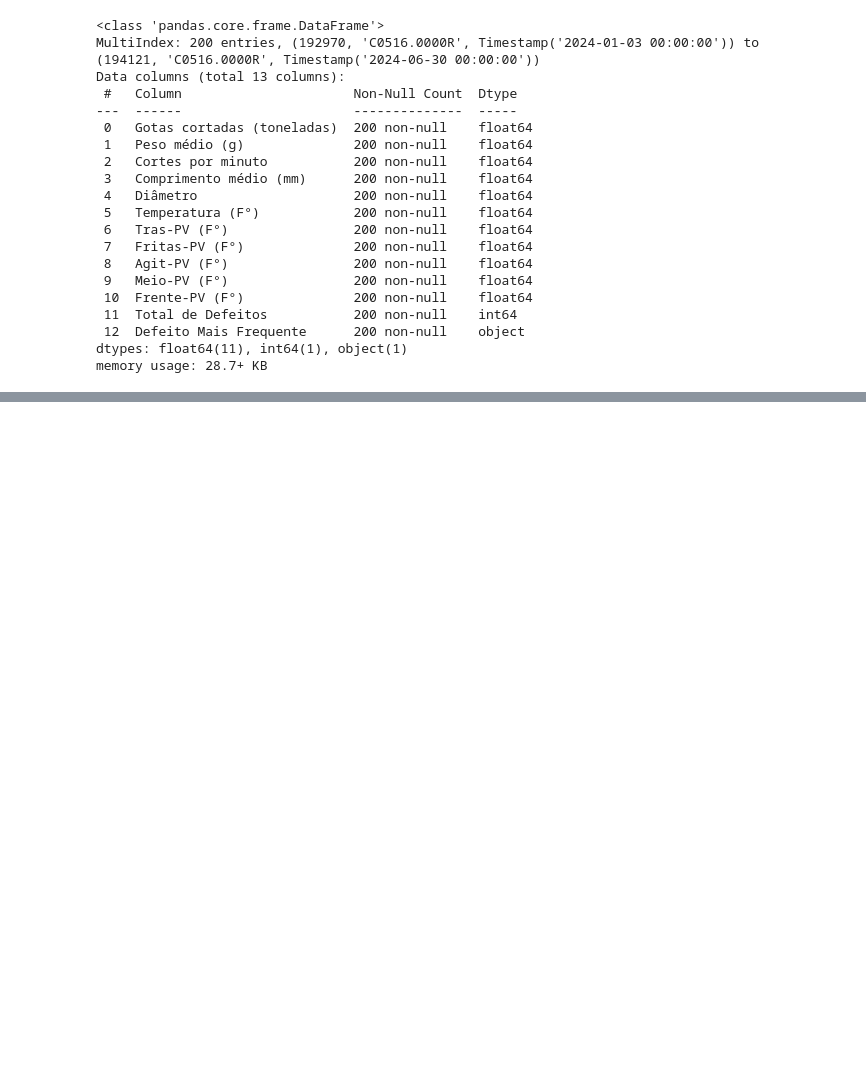
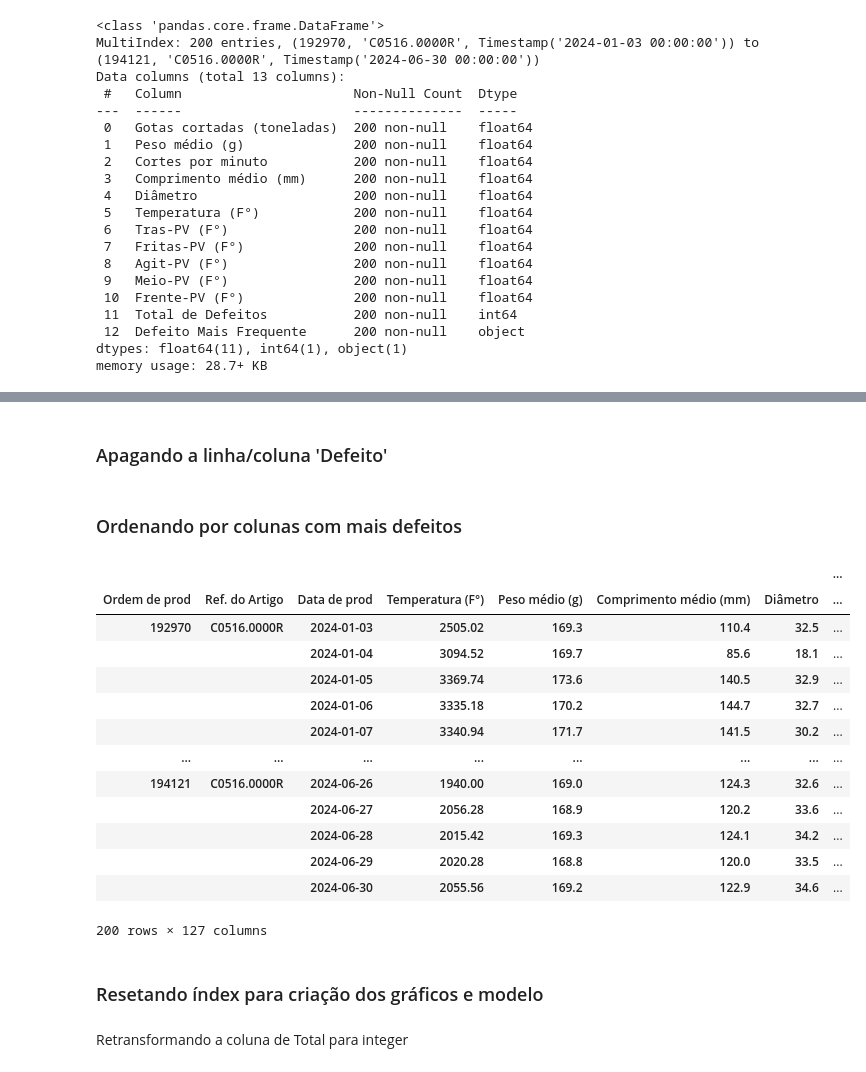
Before and after one commit to lucasz-g/Analise-Gotas, a Jupyter notebook: analises/analise_defeitos.ipynb, the cells around one changed output, grey strips where cells are left out. Cells and saved outputs as stored; diff of their text form; code cells hidden in the pictures; blank space fills up the shorter version.

```diff
--- a/analises/analise_defeitos.ipynb
+++ b/analises/analise_defeitos.ipynb
@@ -325,0 +457,6 @@ df_combinado
+# %%
+colunas_indice = ['Ordem de prod', 'Ref. do Artigo', 'Data de prod', 'Total de Defeitos no Dia', 'Defeito Mais Frequente do Dia', 'Temperatura (F°)', 'Peso médio (g)', 'Comprimento médio (mm)', 'Diâmetro', 'Defeito']
+
+df_combinado_defeitos_medidas = df_combinado_defeitos_medidas.drop(columns=['Gotas cortadas (toneladas)', 'Cortes por minuto', 'Tras-PV (F°)', 'Fritas-PV (F°)', 'Agit-PV (F°)', 'Meio-PV (F°)', 'Frente-PV (F°)'])
+
+df_combinado_defeitos_medidas = df_combinado_defeitos_medidas.set_index(colunas_indice)
@@ -325,0 +486,39 @@ df_combinado
+# %%
+df_defeitos_medidas_geral = df_combinado_defeitos_medidas.pivot_table(
+    values='Quantidade',
+    index=['Ordem de prod', 'Ref. do Artigo', 'Data de prod', 'Temperatura (F°)', 'Peso médio (g)',
+           'Comprimento médio (mm)', 'Diâmetro', 'Total de Defeitos no Dia', 'Defeito Mais Frequente do Dia'],
+    columns='Defeito',
+    aggfunc='sum',
+    fill_value=0
+)
+# %% [markdown]
+### Apagando a linha/coluna 'Defeito'
+# %%
+df_defeitos_medidas_geral.columns.name = None
+# %% [markdown]
+### Ordenando por colunas com mais defeitos
+# %%
+colunas_ordered = df_defeitos_medidas_geral.sum(axis=0).sort_values(ascending=False).index
+df_defeitos_medidas_geral = df_defeitos_medidas_geral[colunas_ordered]
+# %%
+df_defeitos_medidas_geral
+# %% [output]
+|  |  |  |  |  |  |  | ... |
+| Ordem de prod | Ref. do Artigo | Data de prod | Temperatura (F°) | Peso médio (g) | Comprimento médio (mm) | Diâmetro | ... |
+| 192970 | C0516.0000R | 2024-01-03 | 2505.02 | 169.3 | 110.4 | 32.5 | ... |
+|  |  | 2024-01-04 | 3094.52 | 169.7 | 85.6 | 18.1 | ... |
+|  |  | 2024-01-05 | 3369.74 | 173.6 | 140.5 | 32.9 | ... |
+|  |  | 2024-01-06 | 3335.18 | 170.2 | 144.7 | 32.7 | ... |
+|  |  | 2024-01-07 | 3340.94 | 171.7 | 141.5 | 30.2 | ... |
+| ... | ... | ... | ... | ... | ... | ... | ... |
+| 194121 | C0516.0000R | 2024-06-26 | 1940.00 | 169.0 | 124.3 | 32.6 | ... |
+|  |  | 2024-06-27 | 2056.28 | 168.9 | 120.2 | 33.6 | ... |
+|  |  | 2024-06-28 | 2015.42 | 169.3 | 124.1 | 34.2 | ... |
+|  |  | 2024-06-29 | 2020.28 | 168.8 | 120.0 | 33.5 | ... |
+|  |  | 2024-06-30 | 2055.56 | 169.2 | 122.9 | 34.6 | ... |
+200 rows × 127 columns
+# %% [markdown]
+### Resetando índex para criação dos gráficos e modelo
+# %% [markdown]
+Retransformando a coluna de Total para integer
```
Also changed, not shown: parts of 42 cells of this notebook.
